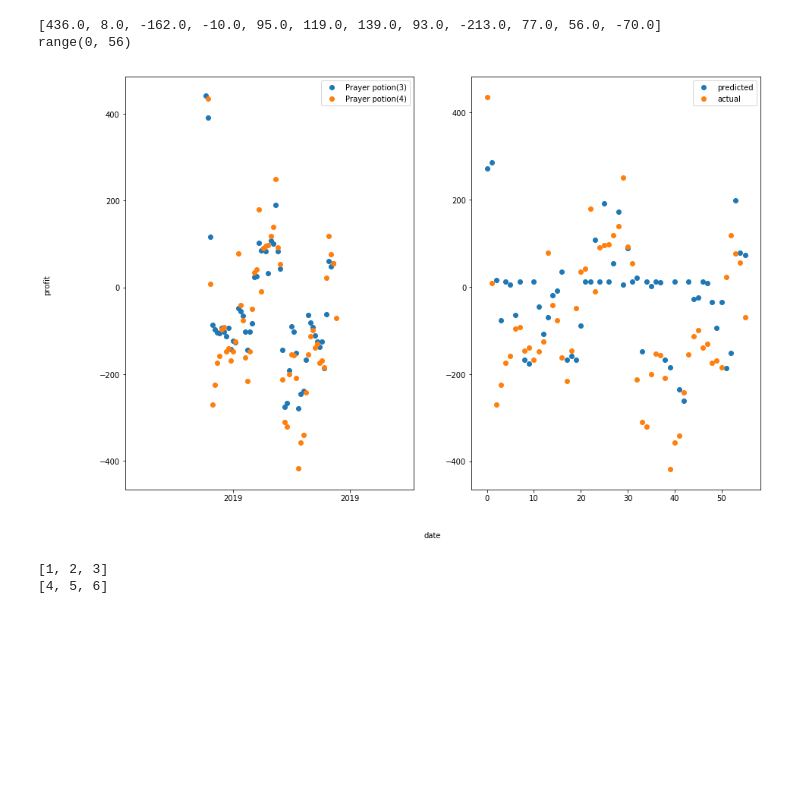
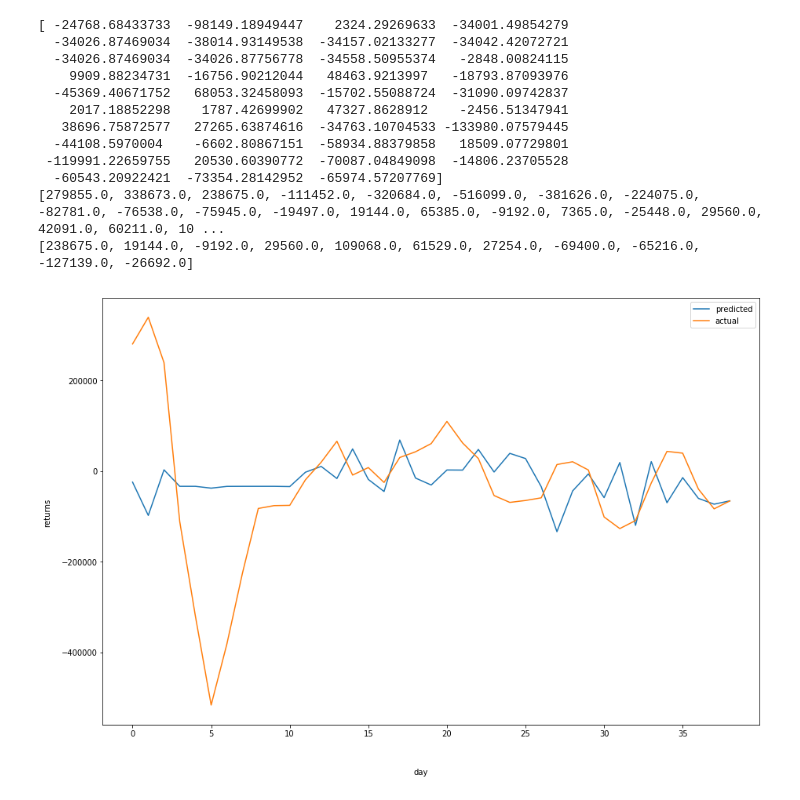
Before and after one commit to durumu/osrs-prediction, a Jupyter notebook: osrs_svm.ipynb, the cells around one changed output. Cells and saved outputs as stored; diff of their text form; code cells hidden in the pictures; blank space fills up the shorter version.

```diff
--- a/osrs_svm.ipynb
+++ b/osrs_svm.ipynb
@@ -187,49 +206,57 @@ plt.show()
 # %%
-test1 = (item1_test - item1_test.shift(shift)).dropna()
-predictor = []
-for ret in test1:
-    predictor.append([ret])
-test2 = (item2_test - item2_test.shift(shift)).dropna()
-actual = []
-for ret in test2:
-    actual.append(ret)
+predictor = [[] for i in profitTest[0][0]]
+for (data,label) in profitTest:
+    for i in range(len(data)):
+        predictor[i].append(data[i])
+# print(predictor)
+predicted = clf.predict(predictor)
+print(predicted)
+print(list(testProfitResultant[0]))
 
-predicted = clf.predict(predictor)
-# print(predicted)
-# print(list(actual))
 test_run = []
 for i in range(len(predicted)):
-    if predicted[i] > 15:
-        test_run.append(actual[i])
+    if predicted[i] > 5:
+        test_run.append(testProfitResultant[0][i])
 print(test_run)
 
-fig, axs = plt.subplots(nrows=1, ncols=2,figsize=(15, 10))
+fig, axs = plt.subplots(figsize=(15, 10))
 
 x = range(len(predicted))
-print(x)
 
-axs[0].scatter(test1.index,list(test1), label = item1)
-axs[0].scatter(test2.index,list(test2), label = item2)
-axs[1].scatter(x,list(predicted), label = 'predicted')
-axs[1].scatter(x,list(actual), label = 'actual')
-fig.text(0.5, 0.04, 'date', ha='center', va='center')
-fig.text(0.03, 0.5, 'profit', ha='center', va='center', rotation='vertical')
-loc = plticker.MultipleLocator(50) # this locator puts ticks at regular intervals
-axs[0].xaxis.set_major_locator(loc)
+# axs[0].scatter(test1.index,list(test1), label = item1)
+# axs[0].scatter(test2.index,list(test2), label = item2)
+axs.plot(x,list(predicted), label = 'predicted')
+axs.plot(x,list(testProfitResultant[0]), label = 'actual')
+# axs.fill_between(x, testProfitResultant[0],predicted, where=abs(predicted-testProfitResultant[0]) <100000,
+#                  facecolor='green', interpolate=True)
+fig.text(0.5, 0.04, 'day', ha='center', va='center')
+fig.text(0.06, 0.5, 'returns', ha='center', va='center', rotation='vertical')
+# axs.fill_between(x, predicted, testProfitResultant[0], where=predicted <= 0,
+#                  facecolor='red', interpolate=True)
 
 
-axs[0].legend()
-axs[1].legend()
+# fig.text(0.5, 0.04, 'date', ha='center', va='center')
+# fig.text(0.03, 0.5, 'profit', ha='center', va='center', rotation='vertical')
+# loc = plticker.MultipleLocator(50) # this locator puts ticks at regular intervals
+# axs[0].xaxis.set_major_locator(loc)
+
+
+
+
+# axs[0].legend()
+axs.legend()
 plt.show()
 # %% [output]
-[436.0, 8.0, -162.0, -10.0, 95.0, 119.0, 139.0, 93.0, -213.0, 77.0, 56.0, -70.0]
-range(0, 56)
+[ -24768.68433733  -98149.18949447    2324.29269633  -34001.49854279
+  -34026.87469034  -38014.93149538  -34157.02133277  -34042.42072721
+  -34026.87469034  -34026.87756778  -34558.50955374   -2848.00824115
+    9909.88234731  -16756.90212044   48463.9213997   -18793.87093976
+  -45369.40671752   68053.32458093  -15702.55088724  -31090.09742837
+    2017.18852298    1787.42699902   47327.8628912    -2456.51347941
+   38696.75872577   27265.63874616  -34763.10704533 -133980.07579445
+  -44108.5970004    -6602.80867151  -58934.88379858   18509.07729801
+ -119991.22659755   20530.60390772  -70087.04849098  -14806.23705528
+  -60543.20922421  -73354.28142952  -65974.57207769]
+[279855.0, 338673.0, 238675.0, -111452.0, -320684.0, -516099.0, -381626.0, -224075.0, -82781.0, -76538.0, -75945.0, -19497.0, 19144.0, 65385.0, -9192.0, 7365.0, -25448.0, 29560.0, 42091.0, 60211.0, 10 ...
+[238675.0, 19144.0, -9192.0, 29560.0, 109068.0, 61529.0, 27254.0, -69400.0, -65216.0, -127139.0, -26692.0]
-[figure, old version]
+[figure, new version]
-# %%
-x = [1,2,3,4,5,6]
-l = x[:3]
-print(l)
-print(x[len(l):])
-# %% [output]
-[1, 2, 3]
-[4, 5, 6]
```
Also changed, not shown: parts of 8 cells of this notebook.
